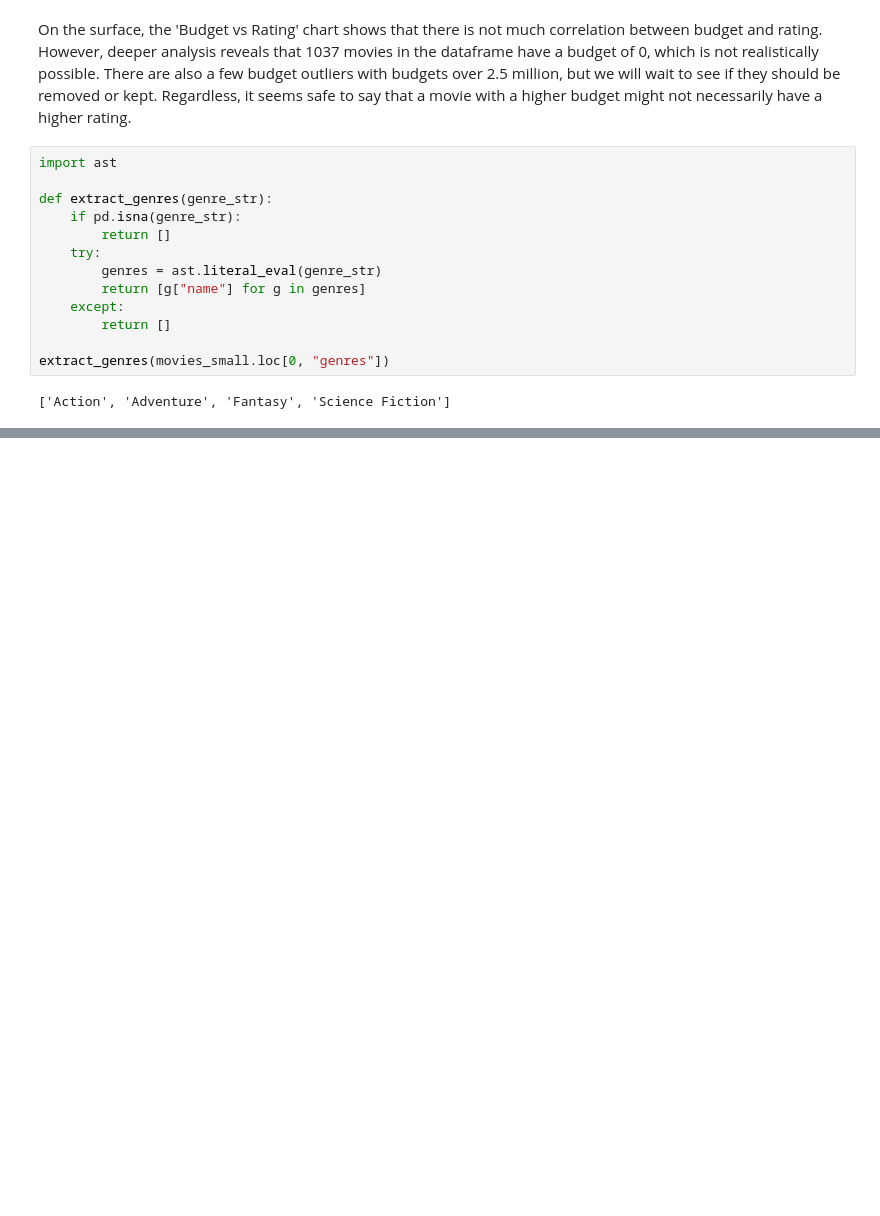
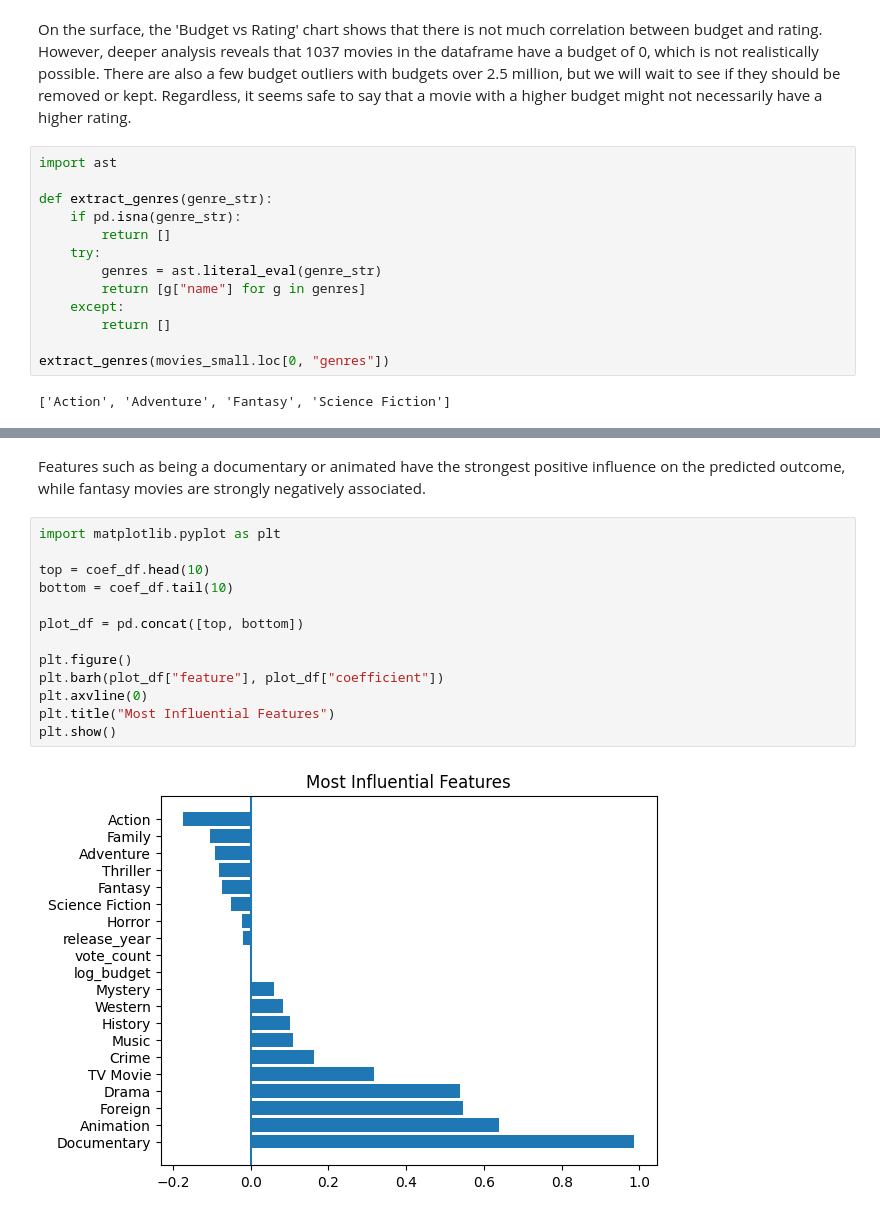
Before and after one commit to nikhildutta24/movie-ratings-predictor, a Jupyter notebook: movie-ratings-predictor/notebooks/01_data_loading.ipynb, the cells around one changed output, grey strips where cells are left out. Saved outputs shown, nothing was run; the diff lists cells and outputs as text; blank space fills up the shorter version.

```diff
--- a/movie-ratings-predictor/notebooks/01_data_loading.ipynb
+++ b/movie-ratings-predictor/notebooks/01_data_loading.ipynb
@@ -244,0 +256,18 @@ coef_df.tail(10)
+# %% [markdown]
+Features such as being a documentary or animated have the strongest positive influence on the predicted outcome,
+while fantasy movies are strongly negatively associated.
+# %%
+import matplotlib.pyplot as plt
+
+top = coef_df.head(10)
+bottom = coef_df.tail(10)
+
+plot_df = pd.concat([top, bottom])
+
+plt.figure()
+plt.barh(plot_df["feature"], plot_df["coefficient"])
+plt.axvline(0)
+plt.title("Most Influential Features")
+plt.show()
+# %% [output]
+[figure, added]
```
Also changed, not shown: parts of 11 cells of this notebook.
